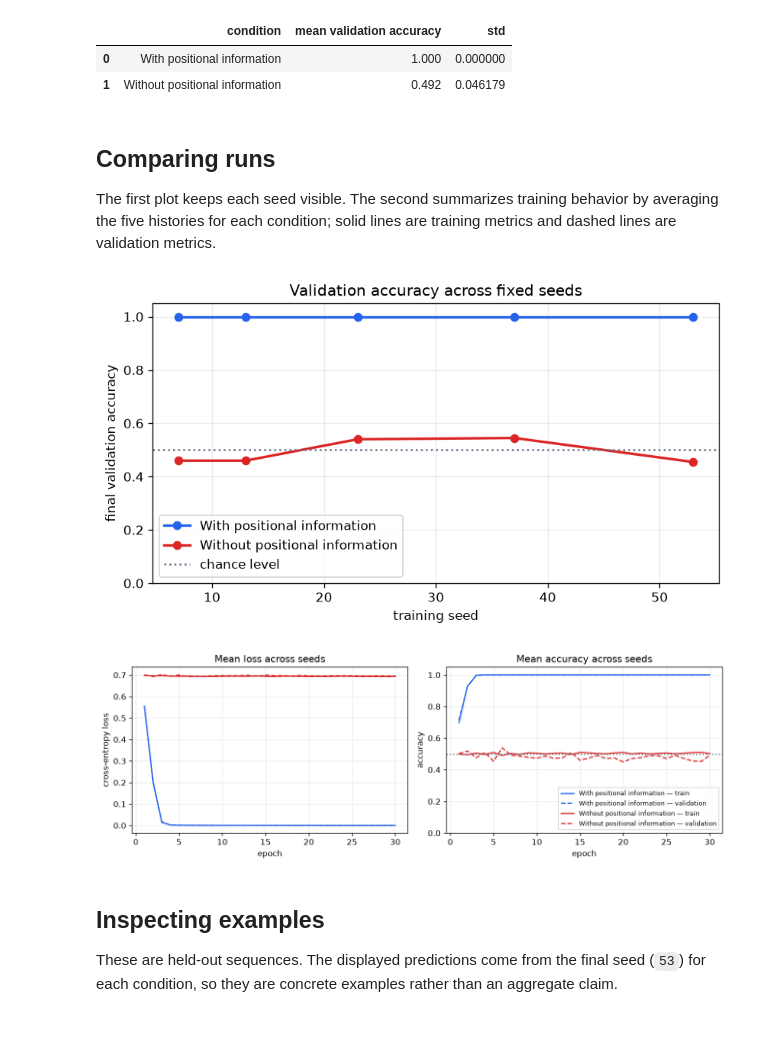
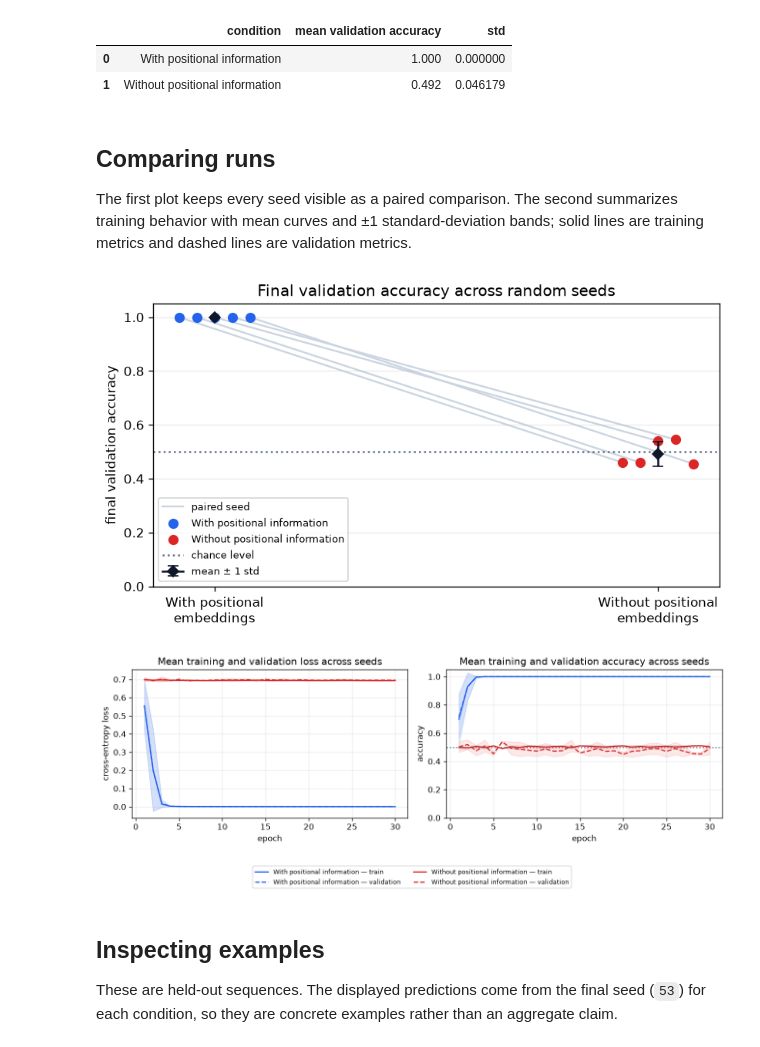
Before and after one commit to SaqlainXoas/ai-research-notes, a Jupyter notebook: experiments/positional-information/positional-information.ipynb, the cells around one changed output. Saved outputs shown, nothing was run; the diff lists cells and outputs as text; code cells hidden in the pictures.

Commit message:
Improve positional ablation visualizations

```diff
--- a/experiments/positional-information/positional-information.ipynb
+++ b/experiments/positional-information/positional-information.ipynb
@@ -239,52 +238,70 @@ summary_df
 # %% [markdown]
 ## Comparing runs
 
-The first plot keeps each seed visible. The second summarizes training behavior by averaging the five histories for each condition; solid lines are training metrics and dashed lines are validation metrics.
+The first plot keeps every seed visible as a paired comparison. The second summarizes training behavior with mean curves and ±1 standard-deviation bands; solid lines are training metrics and dashed lines are validation metrics.
 # %%
 colors = {'With positional information': '#2563eb', 'Without positional information': '#dc2626'}
+conditions = list(colors)
+seed_offsets = dict(zip(seeds, [-0.08, -0.04, 0.0, 0.04, 0.08]))
 
 fig, ax = plt.subplots(figsize=(7, 4))
-for condition, group in results_df.groupby('condition', sort=False):
-    ax.plot(group['seed'], group['validation_accuracy'], marker='o', linewidth=2, label=condition, color=colors[condition])
+for seed in seeds:
+    paired = results_df[results_df['seed'] == seed].set_index('condition')['validation_accuracy']
+    offset = seed_offsets[seed]
+    ax.plot([offset, 1 + offset], [paired[conditions[0]], paired[conditions[1]]], color='#cbd5e1', linewidth=1.4, zorder=1, label='paired seed' if seed == seeds[0] else None)
+
+for condition_index, condition in enumerate(conditions):
+    group = results_df[results_df['condition'] == condition]
+    x_values = [condition_index + seed_offsets[seed] for seed in group['seed']]
+    ax.scatter(x_values, group['validation_accuracy'], color=colors[condition], s=48, zorder=3, label=condition)
+    mean = group['validation_accuracy'].mean()
+    std = group['validation_accuracy'].std()
+    ax.errorbar(condition_index, mean, yerr=std, color='#0f172a', marker='D', markersize=6, capsize=4, linewidth=1.5, zorder=4, label='mean ± 1 std' if condition_index == 0 else None)
+
 ax.axhline(0.5, color='#64748b', linestyle=':', label='chance level')
-ax.set_xlabel('training seed')
+ax.set_xticks([0, 1], ['With positional\nembeddings', 'Without positional\nembeddings'])
 ax.set_ylabel('final validation accuracy')
 ax.set_ylim(0.0, 1.05)
-ax.set_title('Validation accuracy across fixed seeds')
-ax.grid(alpha=0.25)
-ax.legend()
+ax.set_title('Final validation accuracy across random seeds')
+ax.grid(axis='y', alpha=0.25)
+ax.legend(loc='lower left', fontsize=8)
 fig.tight_layout()
 fig.savefig(figures_dir / 'validation-accuracy-by-seed.png', bbox_inches='tight')
 plt.show()
 # %% [output]
-[figure, old version]
+[figure, new version]
 # %%
 epochs_axis = range(1, epochs + 1)
 fig, axes = plt.subplots(1, 2, figsize=(11, 3.8))
 
 for condition in colors:
     condition_histories = [histories[(seed, condition)] for seed in seeds]
     for metric, axis, title, ylabel in [
-        ('loss', axes[0], 'Mean loss across seeds', 'cross-entropy loss'),
-        ('accuracy', axes[1], 'Mean accuracy across seeds', 'accuracy'),
+        ('loss', axes[0], 'Mean training and validation loss across seeds', 'cross-entropy loss'),
+        ('accuracy', axes[1], 'Mean training and validation accuracy across seeds', 'accuracy'),
     ]:
-        train_values = torch.tensor([history[f'train_{metric}'] for history in condition_histories]).mean(dim=0)
-        validation_values = torch.tensor([history[f'validation_{metric}'] for history in condition_histories]).mean(dim=0)
-        axis.plot(epochs_axis, train_values, color=colors[condition], label=f'{condition} — train')
-        axis.plot(epochs_axis, validation_values, color=colors[condition], linestyle='--', label=f'{condition} — validation')
+        train_values = torch.tensor([history[f'train_{metric}'] for history in condition_histories])
+        validation_values = torch.tensor([history[f'validation_{metric}'] for history in condition_histories])
+        train_mean, train_std = train_values.mean(dim=0), train_values.std(dim=0)
+        validation_mean, validation_std = validation_values.mean(dim=0), validation_values.std(dim=0)
+        axis.plot(epochs_axis, train_mean, color=colors[condition], label=f'{condition} — train')
+        axis.fill_between(epochs_axis, train_mean - train_std, train_mean + train_std, color=colors[condition], alpha=0.10)
+        axis.plot(epochs_axis, validation_mean, color=colors[condition], linestyle='--', label=f'{condition} — validation')
+        axis.fill_between(epochs_axis, validation_mean - validation_std, validation_mean + validation_std, color=colors[condition], alpha=0.10)
         axis.set_title(title)
         axis.set_xlabel('epoch')
         axis.set_ylabel(ylabel)
         axis.grid(alpha=0.25)
 
 axes[1].set_ylim(0.0, 1.05)
 axes[1].axhline(0.5, color='#64748b', linestyle=':')
-axes[1].legend(loc='lower right', fontsize=8)
-fig.tight_layout()
+handles, labels = axes[1].get_legend_handles_labels()
+fig.legend(handles, labels, loc='lower center', ncol=2, fontsize=8, bbox_to_anchor=(0.5, -0.10))
+fig.tight_layout(rect=(0, 0.08, 1, 1))
 fig.savefig(figures_dir / 'training-curves.png', bbox_inches='tight')
 plt.show()
 # %% [output]
-[figure, old version]
+[figure, new version]
 # %% [markdown]
 ## Inspecting examples
 
```
Also changed, not shown: parts of 1 cell of this notebook, 2 other files.
